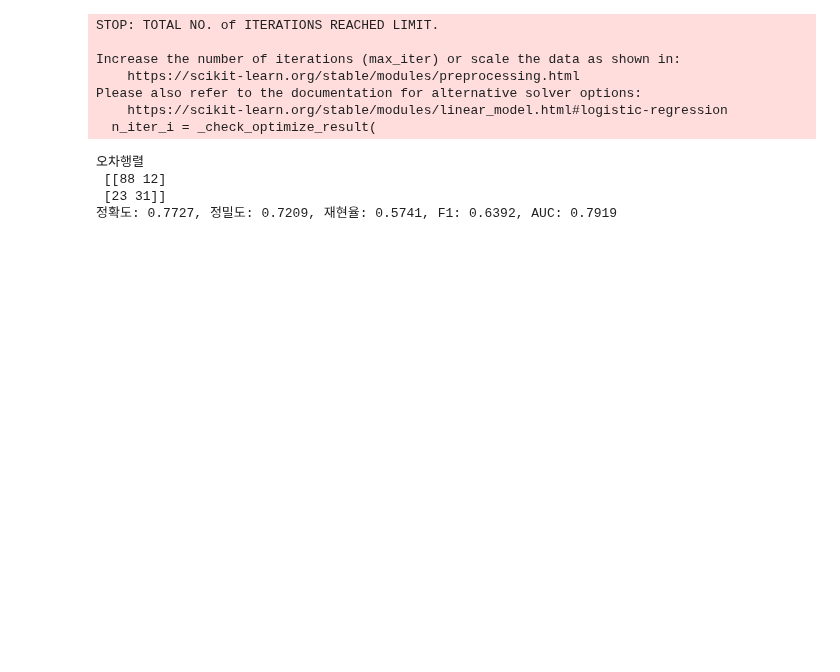
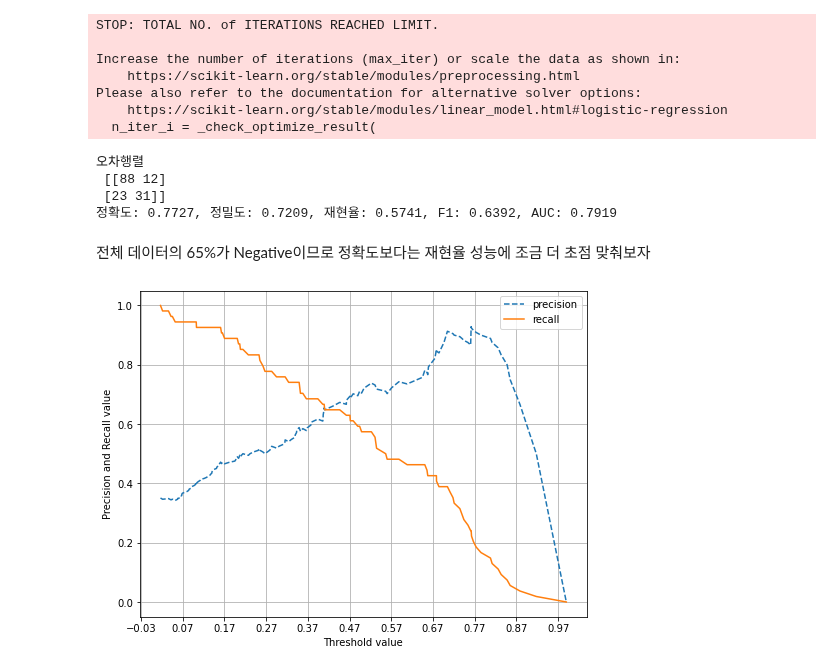
Before and after one commit to wizdom-js/data_analysis, a Jupyter notebook: 파이썬 머신러닝 완벽가이드/Chapter_03.ipynb, the cells around one changed output. Cells and saved outputs as stored; diff of their text form; code cells hidden in the pictures; blank space fills up the shorter version.

```diff
--- a/파이썬 머신러닝 완벽가이드/Chapter_03.ipynb
+++ b/파이썬 머신러닝 완벽가이드/Chapter_03.ipynb
@@ -419,7 +419,7 @@ import matplotlib.ticker as ticker
 
 def precision_recall_curve_plot(y_test, pred_proba_c1):
     # threshold ndarray와 이 threshold에 따른 정밀도, 재현율 ndarray ㅜ출
-    precisions, recalls, thesholds = precision_recall_curve(y_test, pred_proba_c1)
+    precisions, recalls, thresholds = precision_recall_curve(y_test, pred_proba_c1)
 
     # X축을 threshold값으로, Y축은 정밀도, 재현율 값으로 각각 plot 수행. 정밀도는 점선으로 표시
     plt.figure(figsize=(8,6))
@@ -652,16 +654,18 @@ def get_clf_eval(y_test, pred, pred_proba):
     print('정확도: {0:.4f}, 정밀도: {1:.4f}, 재현율: {2:.4f}, F1: {3:.4f}, AUC: {4:.4f}'.format(accuracy, precision, recall, f1, roc_auc))
 
 # 임곗값 하나씩 평가 지표 조사하는 함수
+# get_clf_eval이 마지막에 업뎃되었으니 pred 추가해주었다. 가독성을 높이기 위해 한줄띄우는것도 추가하였다.
 def get_eval_by_threshold(y_test, pred_proba_c1, thresholds):
     for custom_threshold in thresholds :
         binarizer = Binarizer(threshold=custom_threshold).fit(pred_proba_c1)
         custom_predict = binarizer.transform(pred_proba_c1)
         print('임곗값: ', custom_threshold)
-        get_clf_eval(y_test, custom_predict)
+        get_clf_eval(y_test, pred, custom_predict)
+        print()
 
 # 정밀도와 재현율 곡선 시각화
 def precision_recall_curve_plot(y_test, pred_proba_c1):
-    precisions, recalls, thesholds = precision_recall_curve(y_test, pred_proba_c1)
+    precisions, recalls, thresholds = precision_recall_curve(y_test, pred_proba_c1)
 
     plt.figure(figsize=(8,6))
     threshold_boundary = thresholds.shape[0]
@@ -704,3 +708,12 @@ get_clf_eval(y_test, pred, pred_proba)
  [[88 12]
  [23 31]]
 정확도: 0.7727, 정밀도: 0.7209, 재현율: 0.5741, F1: 0.6392, AUC: 0.7919
+# %% [markdown]
+전체 데이터의 65%가 Negative이므로 정확도보다는 재현율 성능에 조금 더 초점 맞춰보자
+# %%
+# 정밀도 재현율 곡선을 보고 임곗값별 정밀도와 재현율 값의 변화를 확인하기
+
+pred_proba_c1 = lr_clf.predict_proba(X_test)[:, 1]
+precision_recall_curve_plot(y_test, pred_proba_c1)
+# %% [output]
+[figure, added]
```
Also changed, not shown: parts of 16 cells of this notebook.
